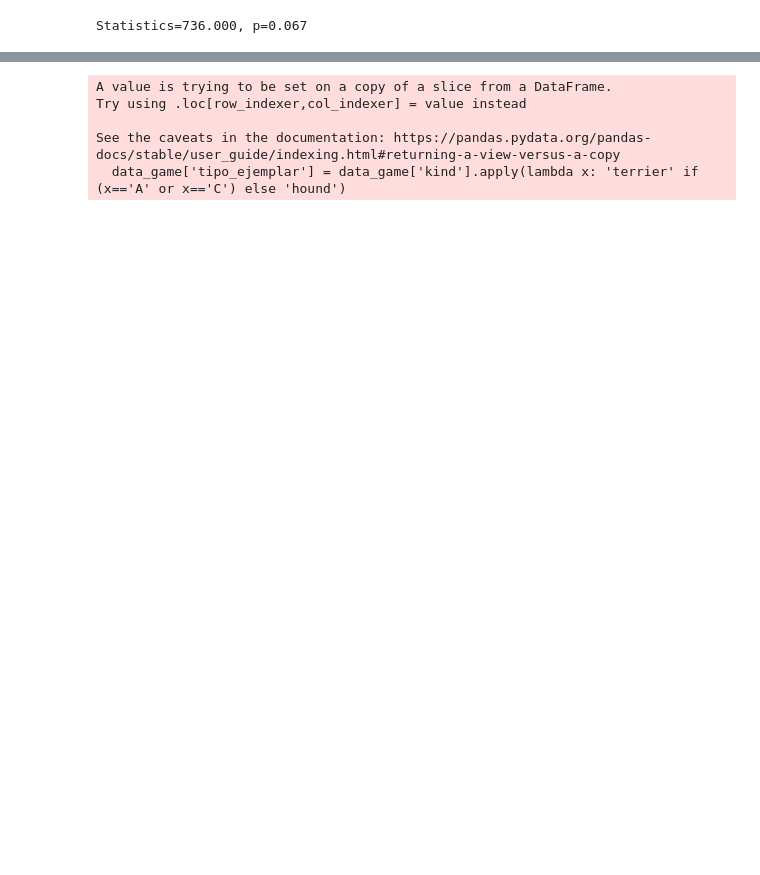
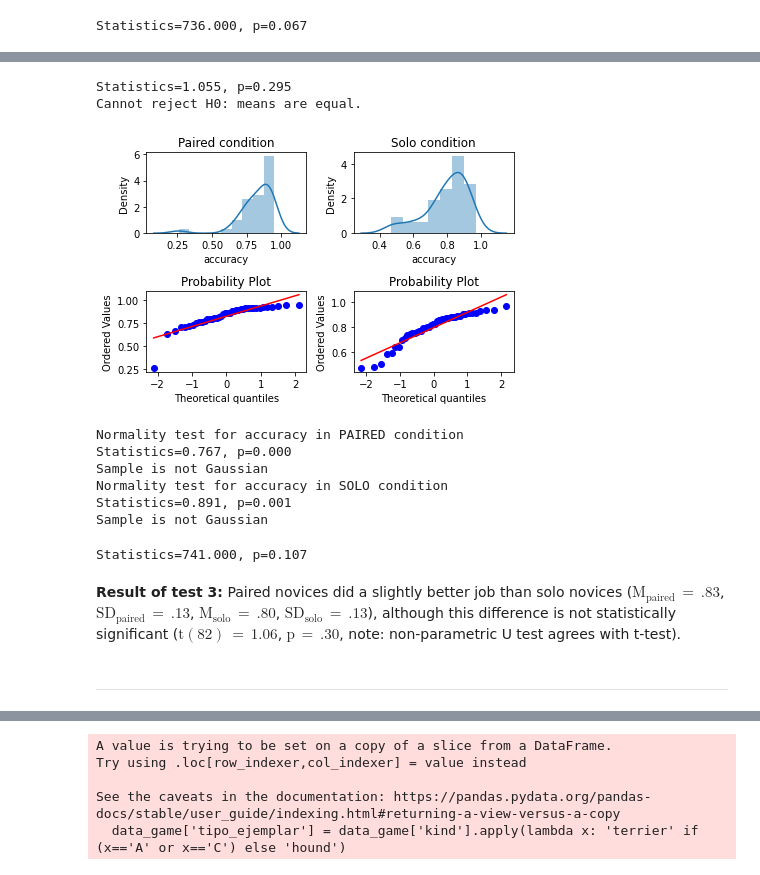
Before and after one commit to EAndrade-Lotero/SPUoDLL, a Jupyter notebook: Results.ipynb, the cells around one changed output, grey strips where cells are left out. Drawn from its saved outputs; the diff is of its cells as text; code cells hidden in the pictures; blank space fills up the shorter version.

```diff
--- a/Results.ipynb
+++ b/Results.ipynb
@@ -150,0 +296,24 @@ print(stats.pearsonr(game_dyads['accuracy'],game_dyads['round']))
+# %%
+game_dyads_novices = filter_variables(data, {
+    'stage==':'Game rounds',
+    'treatment==':'dyad',
+    'expert_dog==':False}
+                                 )[['player','accuracy']]
+game_dyads_novices = game_dyads_novices.groupby('player').mean().reset_index()
+print("="*10+"PAIRED NOVICES"+"="*10)
+print('Accuracy mean:', game_dyads_novices['accuracy'].mean())
+print('Accuracy standard deviation:', game_dyads_novices['accuracy'].std())
+print('Number of data points:', game_dyads_novices['accuracy'].count())
+
+print("")
+
+game_solo_novices = filter_variables(data, {
+    'stage==':'Game rounds',
+    'treatment==':'single',
+    'expert_dog==':False}
+                                 )[['player','accuracy']]
+game_solo_novices = game_solo_novices.groupby('player').mean().reset_index()
+print("="*10+"SOLO NOVICES"+"="*10)
+print('Accuracy mean:', game_solo_novices['accuracy'].mean())
+print('Accuracy standard deviation:', game_solo_novices['accuracy'].std())
+print('Number of data points:', game_solo_novices['accuracy'].count())
@@ -150,0 +330,56 @@ print(stats.pearsonr(game_dyads['accuracy'],game_dyads['round']))
+# %%
+stat, p = stats.ttest_ind(game_dyads_novices['accuracy'],game_solo_novices['accuracy'],)
+print('Statistics=%.3f, p=%.3f' % (stat, p))
+if p < 0.05:
+    print('Reject H0: means are not equal.')
+else:
+    print('Cannot reject H0: means are equal.')
+# %% [output]
+Statistics=1.055, p=0.295
+Cannot reject H0: means are equal.
+# %%
+fig,ax = plt.subplots(2,2)
+ax[0,0].set_title("Paired condition")
+ax[0,1].set_title("Solo condition")
+sns.distplot(game_dyads_novices['accuracy'], ax=ax[0,0])
+sns.distplot(game_solo_novices['accuracy'], ax=ax[0,1])
+stats.probplot(game_dyads_novices['accuracy'], dist="norm", plot=ax[1,0])
+stats.probplot(game_solo_novices['accuracy'], dist="norm", plot=ax[1,1])
+plt.tight_layout()
+# %% [output]
+[figure, added]
+# %%
+stat, p = stats.shapiro(game_dyads_novices['accuracy'])
+print('Normality test for accuracy in PAIRED condition')
+print('Statistics=%.3f, p=%.3f' % (stat, p))
+if p < 0.05:
+    print('Sample is not Gaussian')
+else:
+    print('Sample is Gaussian')
+
+stat, p = stats.shapiro(game_solo_novices['accuracy'])
+print('Normality test for accuracy in SOLO condition')
+print('Statistics=%.3f, p=%.3f' % (stat, p))
+if p < 0.05:
+    print('Sample is not Gaussian')
+else:
+    print('Sample is Gaussian')
+# %% [output]
+Normality test for accuracy in PAIRED condition
+Statistics=0.767, p=0.000
+Sample is not Gaussian
+Normality test for accuracy in SOLO condition
+Statistics=0.891, p=0.001
+Sample is not Gaussian
+# %%
+stat, p = stats.mannwhitneyu(
+    game_dyads_novices['accuracy'],
+    game_solo_novices['accuracy']
+)
+print('Statistics=%.3f, p=%.3f' % (stat, p))
+# %% [output]
+Statistics=741.000, p=0.107
+# %% [markdown]
+**Result of test 3:** Paired novices did a slightly better job than solo novices ($\mbox{M}_{\mbox{paired}}\,{=}\,.83$, $\mbox{SD}_{\mbox{paired}}\,{=}\,.13$, $\mbox{M}_{\mbox{solo}}\,{=}\,.80$, $\mbox{SD}_{\mbox{solo}}\,{=}\,.13$), although this difference is not statistically significant ($\mbox{t}(82)\,{=}\,1.06$, $\mbox{p}\,{=}\,.30$, note: non-parametric U test agrees with t-test).
+# %% [markdown]
+---
```
Also changed, not shown: parts of 94 cells of this notebook.
